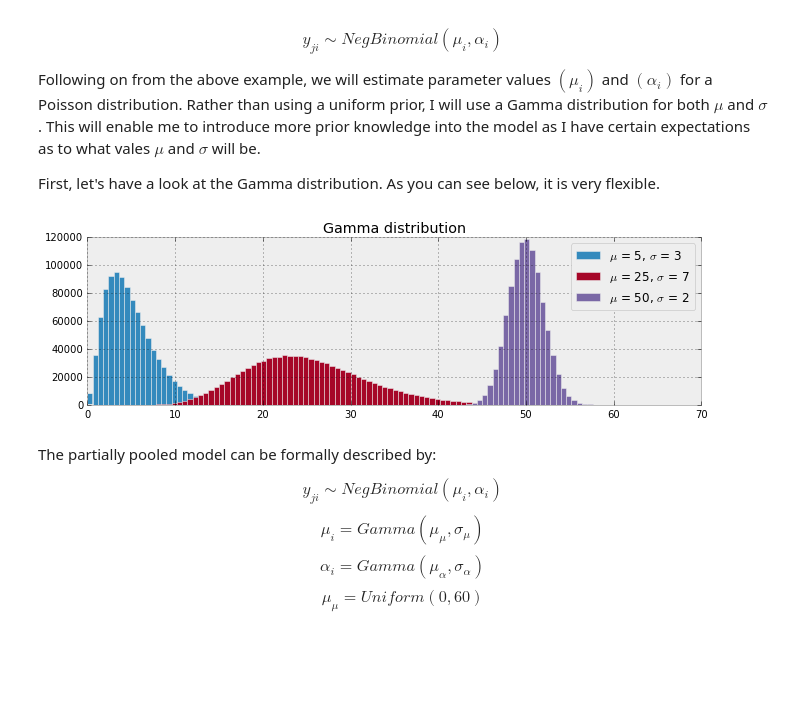
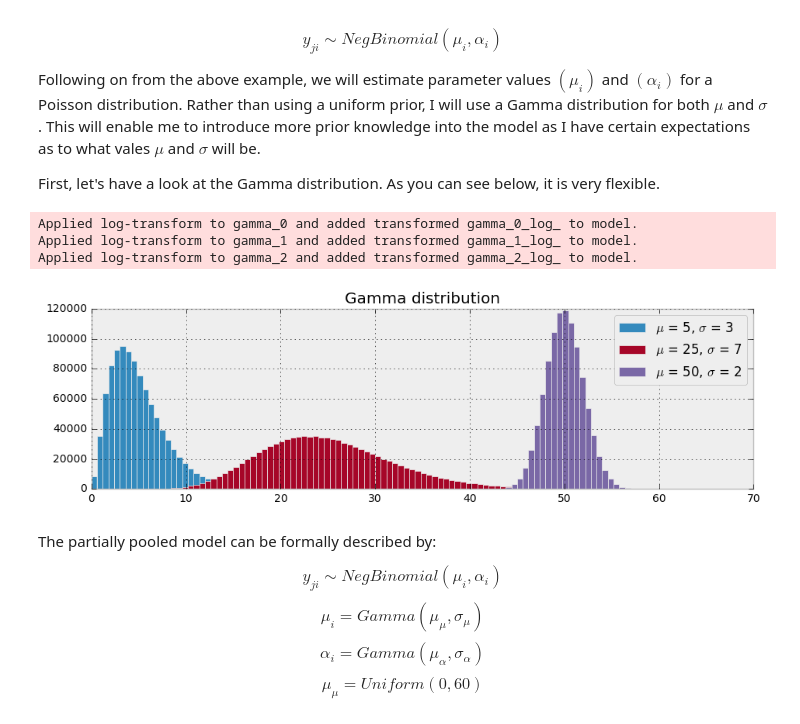
Before and after one commit to markdregan/Bayesian-Modelling-in-Python, a Jupyter notebook: Section 3. Hierarchical modelling.ipynb, the cells around one changed output. Saved outputs shown, nothing was run; the diff lists cells and outputs as text; code cells hidden in the pictures; blank space fills up the shorter version.

```diff
--- a/Section 3. Hierarchical modelling.ipynb
+++ b/Section 3. Hierarchical modelling.ipynb
@@ -135,18 +153,21 @@ First, let's have a look at the Gamma distribution. As you can see below, it is
 # %%
 mu = [5,25,50]
 sd = [3,7,2]
 
 plt.figure(figsize=(11,3))
 _ = plt.title('Gamma distribution')
 
 with pm.Model() as model:
     for i, (j, k) in enumerate(zip(mu, sd)):
-        samples = pm.Gamma('gamma', mu=j, sd=k).random(size=10**6)
+        samples = pm.Gamma('gamma_%s' % i, mu=j, sd=k).random(size=10**6)
         plt.hist(samples, bins=100, range=(0,60), color=colors[i], alpha=1)
 
 _ = plt.legend(['$\mu$ = %s, $\sigma$ = %s' % (mu[a], sd[a]) for a in [0,1,2]])
 # %% [output]
+Applied log-transform to gamma_0 and added transformed gamma_0_log_ to model.
+Applied log-transform to gamma_1 and added transformed gamma_1_log_ to model.
+Applied log-transform to gamma_2 and added transformed gamma_2_log_ to model.
-[figure, old version]
+[figure, new version]
 # %% [markdown]
 The partially pooled model can be formally described by:
 
```
Also changed, not shown: parts of 14 cells of this notebook, 4 other files.
